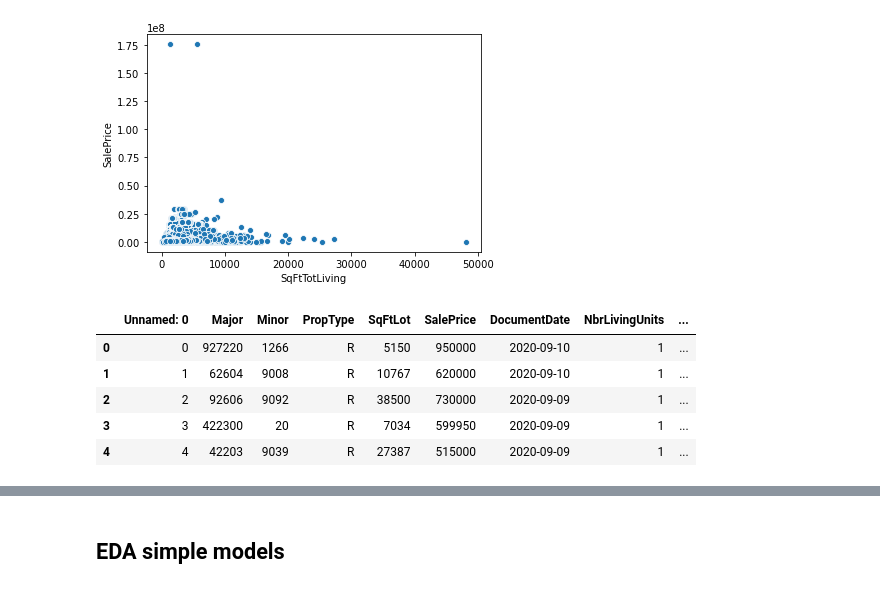
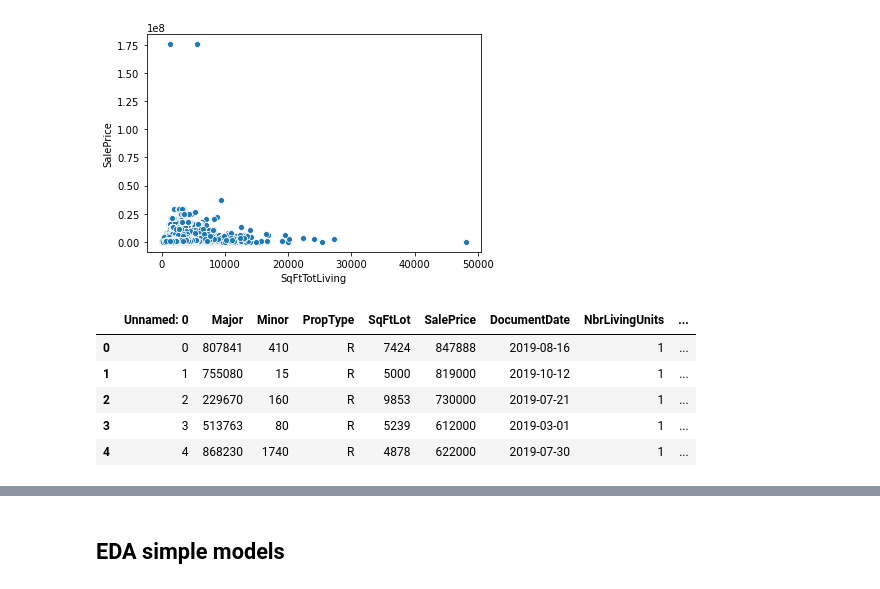
Before and after one commit to angelicacodes/phase_2_project_chicago-sf-seattle-ds-082420, a Jupyter notebook: notebooks/eda/Angelica_EDA2.ipynb, the cells around one changed output, grey strips where cells are left out. Drawn from its saved outputs; the diff is of its cells as text; code cells hidden in the pictures.

```diff
--- a/notebooks/eda/Angelica_EDA2.ipynb
+++ b/notebooks/eda/Angelica_EDA2.ipynb
@@ -139,14 +154,14 @@ sns.scatterplot(df['SqFtTotLiving'], df['SalePrice']);
 # %% [output]
 [figure]
 # %%
-df = pd.read_csv('../../data/raw/KingCountyHousingData.csv')
+df = pd.read_csv('../../data/clean/KingCountyHousingData.csv')
 df.head()
 # %% [output]
 |  | Unnamed: 0 | Major | Minor | PropType | SqFtLot | SalePrice | DocumentDate | NbrLivingUnits | ... |
-| 0 | 0 | 927220 | 1266 | R | 5150 | 950000 | 2020-09-10 | 1 | ... |
-| 1 | 1 | 62604 | 9008 | R | 10767 | 620000 | 2020-09-10 | 1 | ... |
-| 2 | 2 | 92606 | 9092 | R | 38500 | 730000 | 2020-09-09 | 1 | ... |
-| 3 | 3 | 422300 | 20 | R | 7034 | 599950 | 2020-09-09 | 1 | ... |
-| 4 | 4 | 42203 | 9039 | R | 27387 | 515000 | 2020-09-09 | 1 | ... |
+| 0 | 0 | 807841 | 410 | R | 7424 | 847888 | 2019-08-16 | 1 | ... |
+| 1 | 1 | 755080 | 15 | R | 5000 | 819000 | 2019-10-12 | 1 | ... |
+| 2 | 2 | 229670 | 160 | R | 9853 | 730000 | 2019-07-21 | 1 | ... |
+| 3 | 3 | 513763 | 80 | R | 5239 | 612000 | 2019-03-01 | 1 | ... |
+| 4 | 4 | 868230 | 1740 | R | 4878 | 622000 | 2019-07-30 | 1 | ... |
 # %%
 #df.hist(figsize=(18,15), bins='auto');
```
Also changed, not shown: parts of 17 cells of this notebook.
